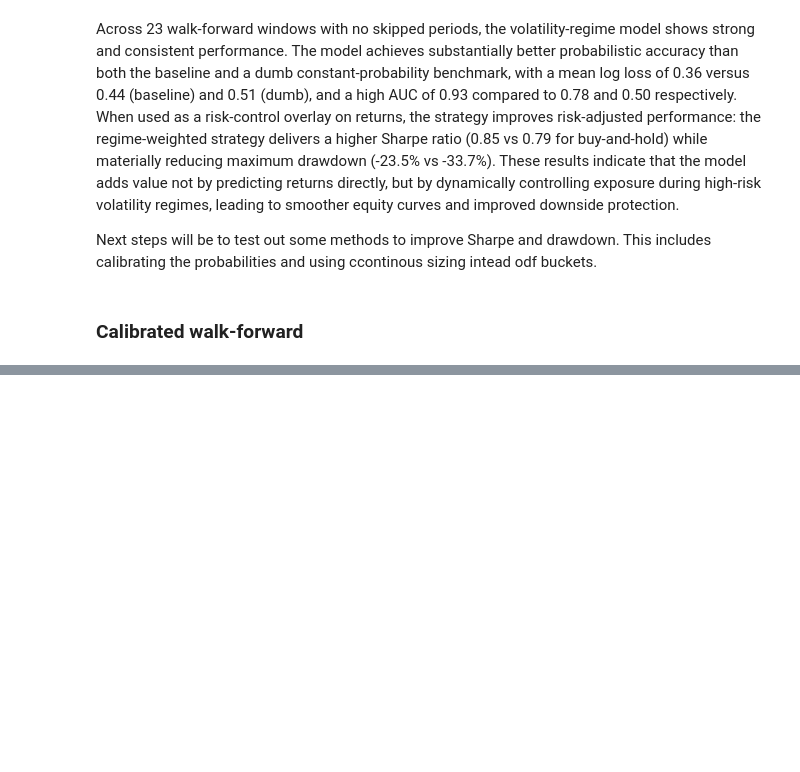
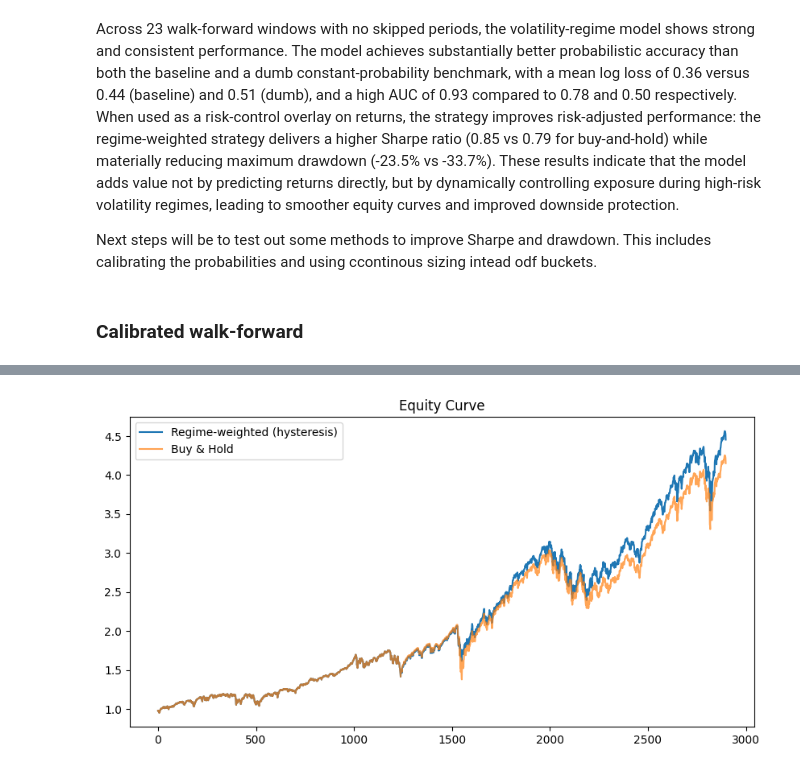
Before and after one commit to OpusArtisbyRawlz/spy-risk-volatility-model, a Jupyter notebook: notebooks/spy_volatility_risk.ipynb, the cells around one changed output, grey strips where cells are left out. Drawn from its saved outputs; the diff is of its cells as text; code cells hidden in the pictures; blank space fills up the shorter version.

```diff
--- a/notebooks/spy_volatility_risk.ipynb
+++ b/notebooks/spy_volatility_risk.ipynb
@@ -646,10 +646,21 @@ def max_drawdown(eq):
     peak = np.maximum.accumulate(eq)
     return np.min(eq / peak - 1)
 
+def avg_turnover(w_list):
+    w = np.concatenate(w_list)
+    stats_raw = np.mean(np.abs(np.diff(w)))
+    return stats_raw
+
+turnover_raw = avg_turnover(stats["w_list"])        # Turnover measures how aggrssively exposure changes
+
+
 print("Sharpe strat:", sharpe(strat))
 print("Sharpe buy&hold:", sharpe(bh))
 print("MDD strat:", max_drawdown(eq_strat))
 print("MDD buy&hold:", max_drawdown(eq_bh))
+
+print("Turnover raw:", turnover_raw)
+
 
 plt.figure(figsize=(10,5))
 plt.plot(eq_strat, label="Regime-weighted (hysteresis)")
@@ -676,3 +688,8 @@ Across 23 walk-forward windows with no skipped periods, the volatility-regime mo
 Next steps will be to test out some methods to improve Sharpe and drawdown. This includes calibrating the probabilities and using ccontinous sizing intead odf buckets.
 # %% [markdown]
 ### **Calibrated walk-forward**
+# %%
+def fit_platt_calibrator(p_raw, y):
+    cal = LogisticRegression(max_iter=2000)
+    cal.fit(p_raw.reshape(-1, 1), y)
+    return cal
@@ -678,0 +909,68 @@ Next steps will be to test out some methods to improve Sharpe and drawdown. This
+# %%
+# Choose your feature matrix X and targets
+# Example:
+# X = spy[feature_cols]
+# y_rv = spy["RV5_fwd_ann"]
+# base_rv = spy["RV20_trail"]
+# ret_fwd = spy["ret_fwd_1d"]
+
+loss_m, loss_b, loss_d, auc_m, auc_b, auc_d, stats = walk_forward_reg_platt_cal(
+    X, spy["RV5_fwd_ann"], spy["RV20_trail"], spy["ret_fwd_1d"],
+    train_size=1000, test_size=126,
+    alpha=1.0, high_q=0.8,
+    n_splits=5, min_train_size=200
+)
+
+print("windows (evaluated):", len(loss_m))
+print("total windows:", stats["total_windows"])
+print("skipped windows:", stats["skipped_windows"])
+
+tp = np.array(stats["train_prevalences"])
+mc = np.array(stats["mask_counts"])
+print("y_train prevalence: mean", tp.mean(), "min", tp.min(), "max", tp.max())
+print("mask count: mean", mc.mean(), "min", mc.min(), "max", mc.max())
+
+print("logloss: model", loss_m.mean(), "baseline", loss_b.mean(), "dumb", loss_d.mean())
+print("auc: model", auc_m.mean(), "baseline", auc_b.mean(), "dumb", auc_d.mean())
+
+print("Brier mean:", np.mean(stats["brier_list"]))
+
+
+# concatenate returns and plot equity curves
+strat = np.concatenate(stats["strat_ret_list"])
+bh = np.concatenate(stats["bh_ret_list"])
+
+eq_strat = np.cumprod(1 + strat)   # W(t+1) = Wt + rtWt = Wt(1+rt)
+eq_bh = np.cumprod(1 + bh)
+
+def sharpe(x, ann=252):            #Sharpe ratio measures how much return you earn per unit of risk
+    mu = np.mean(x) * ann       # mu = annualised mean return
+    sd = np.std(x, ddof=1) * np.sqrt(ann)  # Annualised volatility, ddof is delta degree of freedom ( how many degrees of freedom to substract when computing variance/std)
+    return mu / sd if sd > 0 else np.nan
+
+def max_drawdown(eq):
+    peak = np.maximum.accumulate(eq)
+    return np.min(eq / peak - 1)
+
+def avg_turnover(w_list):                     # Turnover measures how aggrssively exposure changes, Lower turnover - fewer abrupt flips - better risk efficiency
+    w = np.concatenate(w_list)
+    stats_cal = np.mean(np.abs(np.diff(w)))
+    return stats_cal
+
+turnover_cal = avg_turnover(stats["w_list"])
+
+
+print("Sharpe strat:", sharpe(strat))
+print("Sharpe buy&hold:", sharpe(bh))
+print("MDD strat:", max_drawdown(eq_strat))
+print("MDD buy&hold:", max_drawdown(eq_bh))
+
+print("Turnover calibrated:", turnover_cal)
+
+plt.figure(figsize=(10,5))
+plt.plot(eq_strat, label="Regime-weighted (hysteresis)")
+plt.plot(eq_bh, label="Buy & Hold", alpha=0.7)
+plt.title("Equity Curve")
+plt.legend()
+plt.show()
+# %% [output]
@@ -678,0 +990 @@ Next steps will be to test out some methods to improve Sharpe and drawdown. This
+[figure, added]
```
Also changed, not shown: parts of 13 cells of this notebook.
